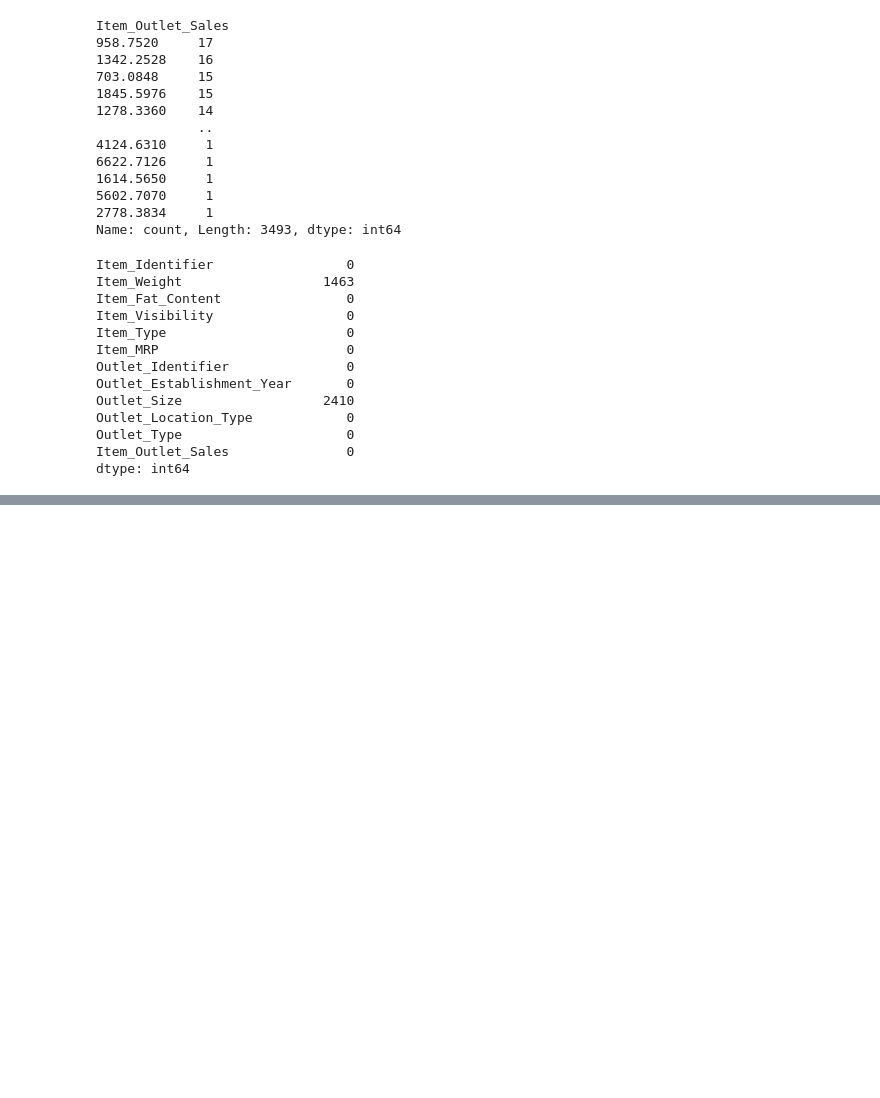
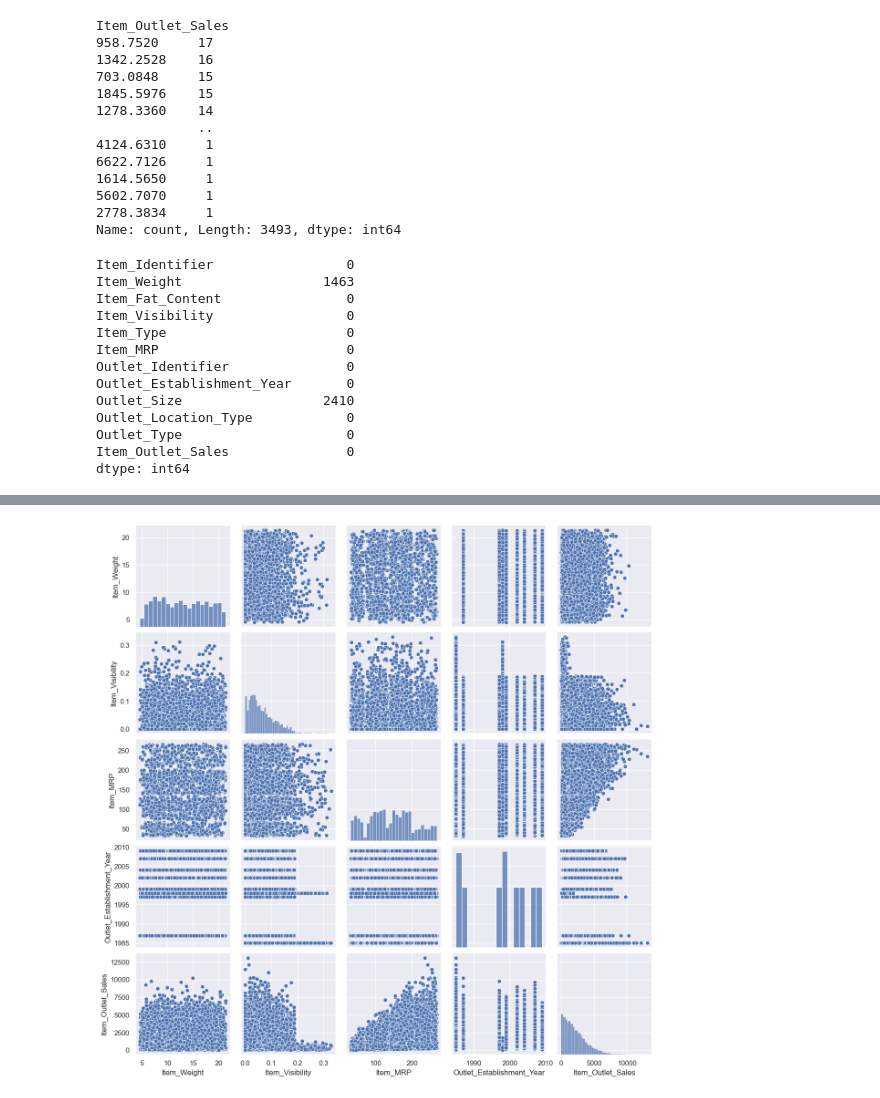
Before and after one commit to RakeshRocky-1999/Big-Marts-Stores-Sales-Prediction, a Jupyter notebook: notebooks/EDA.ipynb, the cells around one changed output, grey strips where cells are left out. Saved outputs shown, nothing was run; the diff lists cells and outputs as text; code cells hidden in the pictures; blank space fills up the shorter version.

```diff
--- a/notebooks/EDA.ipynb
+++ b/notebooks/EDA.ipynb
@@ -677,0 +496,6 @@ logger.logging.info(f"Data has been saved to {csv_file_path}")
+# %%
+logger.logging.info('displaying pairplots for numeric data which draw relationship between 2 ciolumns')
+sns.pairplot(data)
+plt.show()
+# %% [output]
+[figure, added]
```
Also changed, not shown: parts of 31 cells of this notebook.
